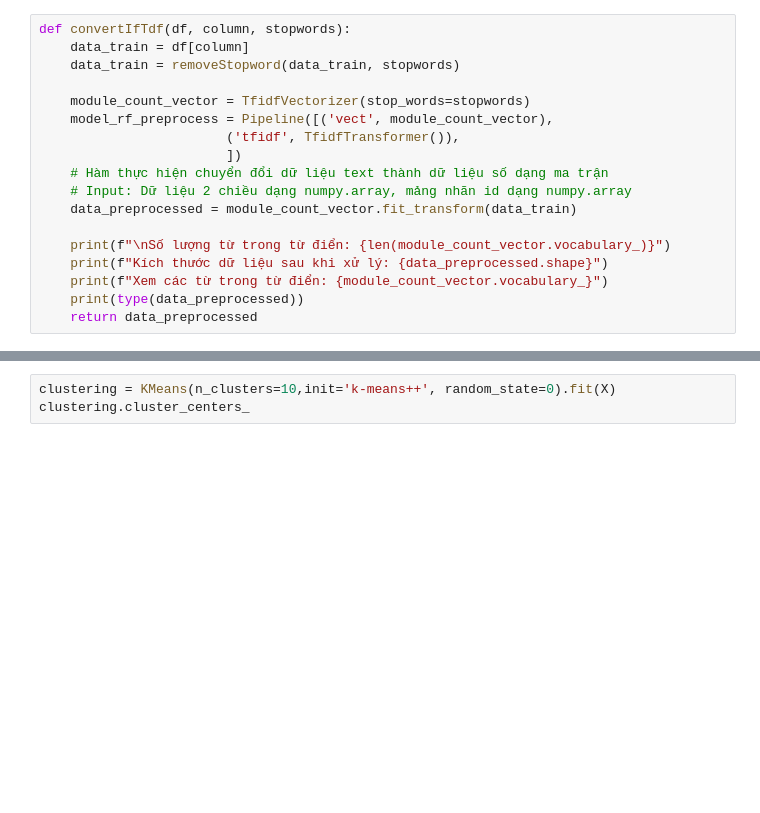
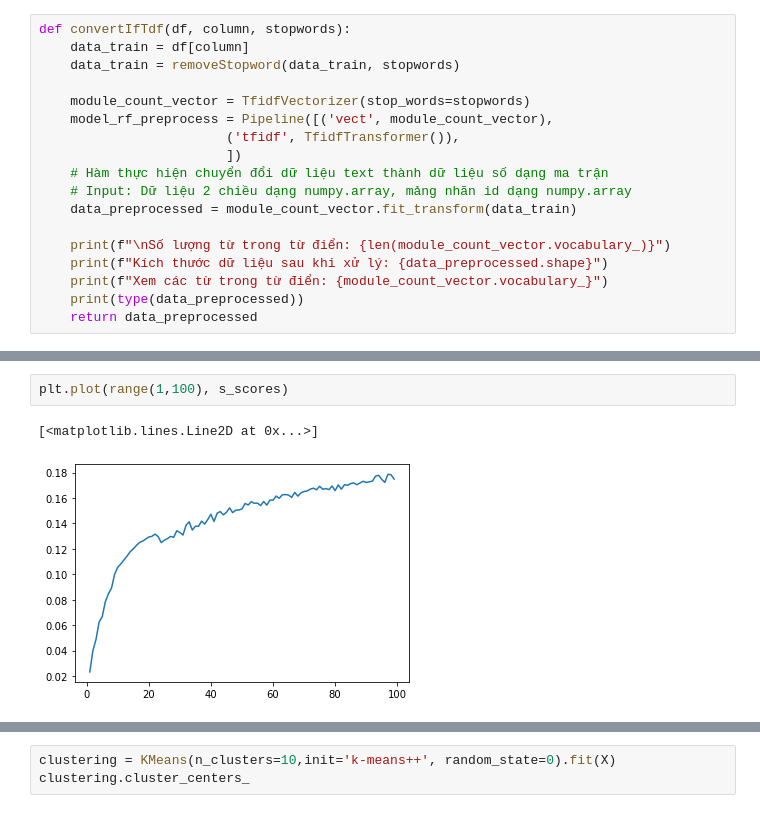
Before and after one commit to vudinhhieu20/Introduction-to-Machine-Learning, a Jupyter notebook: youtube_music_analysis.ipynb, the cells around one changed output, grey strips where cells are left out. Saved outputs shown, nothing was run; the diff lists cells and outputs as text; blank space fills up the shorter version.

```diff
--- a/youtube_music_analysis.ipynb
+++ b/youtube_music_analysis.ipynb
@@ -416,0 +579,5 @@ print(type(X))
+# %%
+plt.plot(range(1,100), s_scores)
+# %% [output]
+[<matplotlib.lines.Line2D at 0x...>]
+[figure, added]
```
Also changed, not shown: parts of 22 cells of this notebook.
